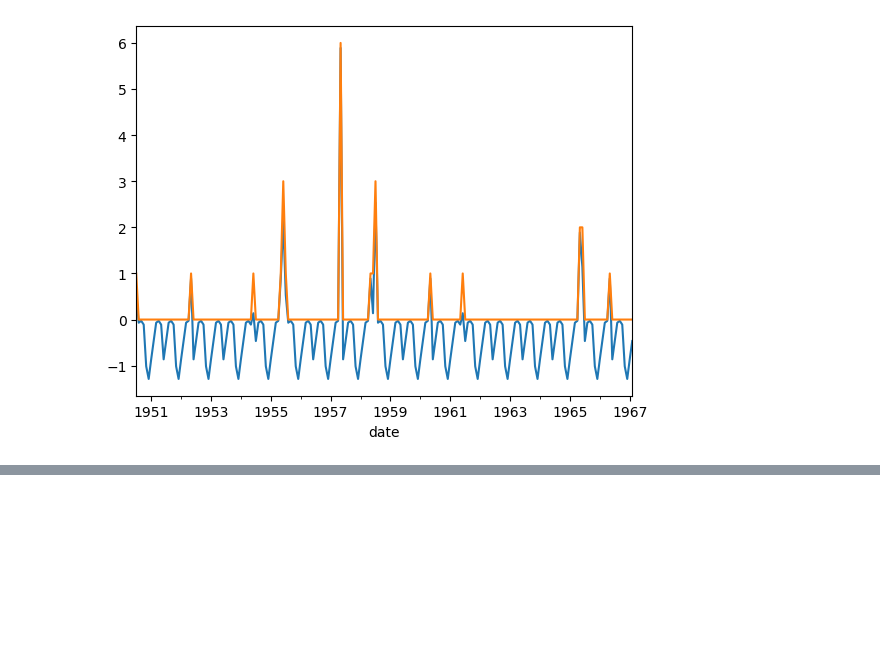
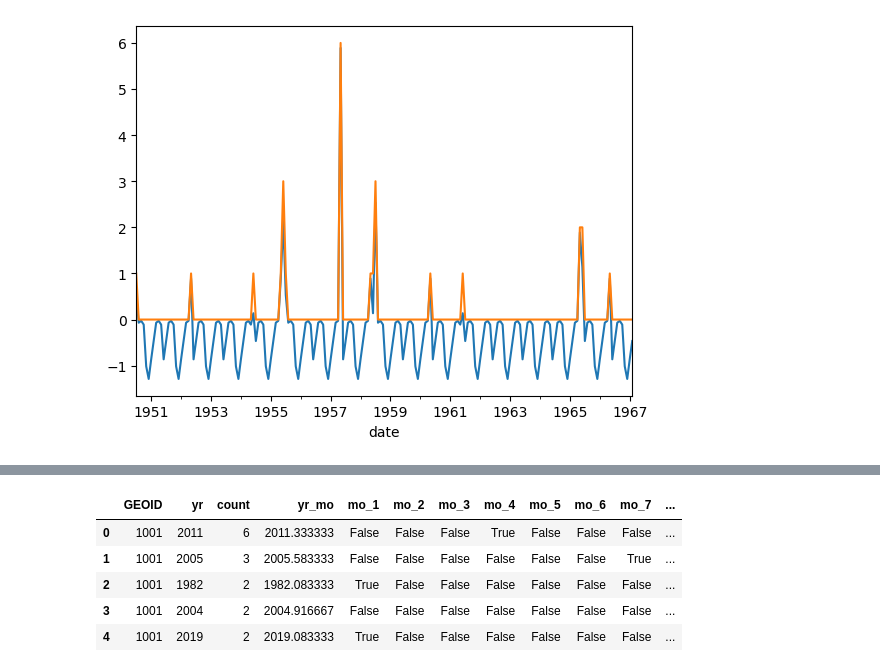
Before and after one commit to kmorhun/disasters_and_politics, a Jupyter notebook: src/overview_and_time_series_2.ipynb, the cells around one changed output, grey strips where cells are left out. Cells and saved outputs as stored; diff of their text form; code cells hidden in the pictures; blank space fills up the shorter version.

```diff
--- a/src/overview_and_time_series_2.ipynb
+++ b/src/overview_and_time_series_2.ipynb
@@ -325,0 +349,11 @@ county_monthly[:200].plot()
+# %%
+#create dummy variables for the months
+data_tornado_month_dummies = pd.get_dummies(data_tornados_by_county_time, columns=['mo'])
+data_tornado_month_dummies.head()
+# %% [output]
+|  | GEOID | yr | count | yr_mo | mo_1 | mo_2 | mo_3 | mo_4 | mo_5 | mo_6 | mo_7 | ... |
+| 0 | 1001 | 2011 | 6 | 2011.333333 | False | False | False | True | False | False | False | ... |
+| 1 | 1001 | 2005 | 3 | 2005.583333 | False | False | False | False | False | False | True | ... |
+| 2 | 1001 | 1982 | 2 | 1982.083333 | True | False | False | False | False | False | False | ... |
+| 3 | 1001 | 2004 | 2 | 2004.916667 | False | False | False | False | False | False | False | ... |
+| 4 | 1001 | 2019 | 2 | 2019.083333 | True | False | False | False | False | False | False | ... |
```
Also changed, not shown: parts of 5 cells of this notebook.
